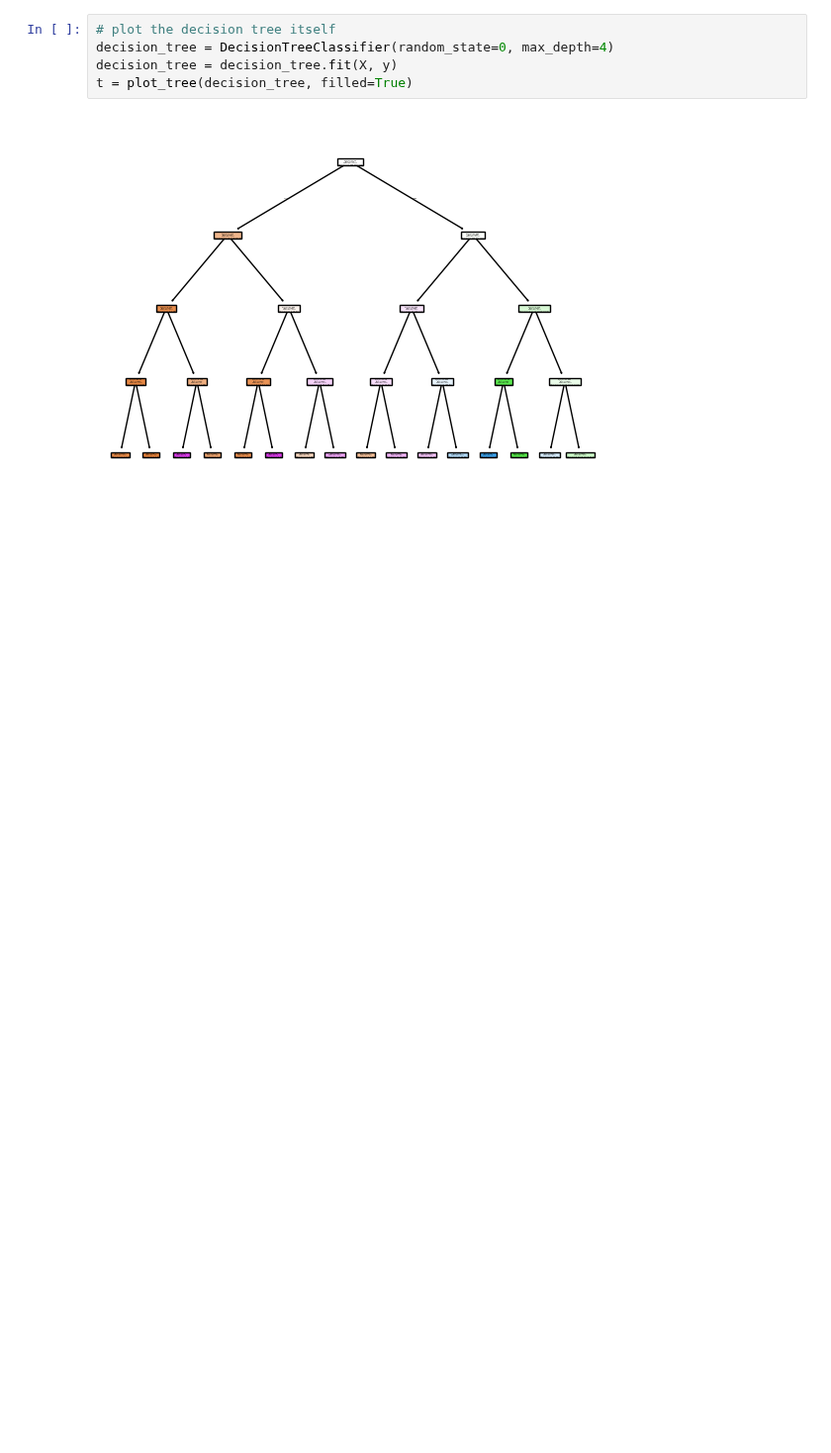
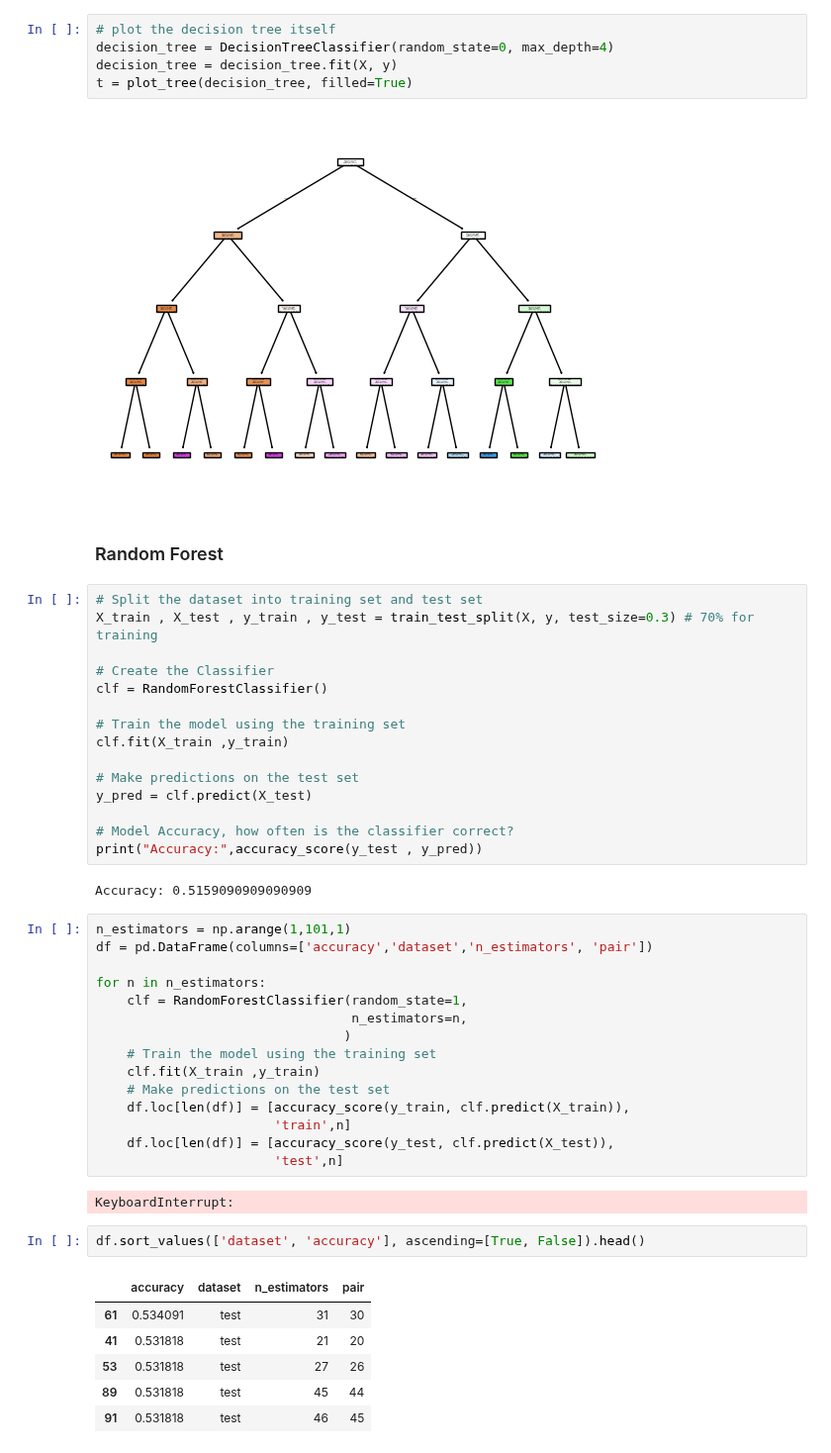
Before and after one commit to JitkaRantanen/AS2025_CO2-GroupProject, a Jupyter notebook: test_Selina.ipynb, the cells around one changed output. Shown at 99% size. Drawn from its saved outputs; the diff is of its cells as text; blank space fills up the shorter version.

Commit message:
added random forest

```diff
--- a/test_Selina.ipynb
+++ b/test_Selina.ipynb
@@ -243,3 +232,48 @@ decision_tree = decision_tree.fit(X, y)
 t = plot_tree(decision_tree, filled=True)
 # %% [output]
 [figure]
+# %% [markdown]
+### Random Forest
+# %%
+# Split the dataset into training set and test set
+X_train , X_test , y_train , y_test = train_test_split(X, y, test_size=0.3) # 70% for training
+
+# Create the Classifier
+clf = RandomForestClassifier()
+
+# Train the model using the training set
+clf.fit(X_train ,y_train)
+
+# Make predictions on the test set
+y_pred = clf.predict(X_test)
+
+# Model Accuracy, how often is the classifier correct?
+print("Accuracy:",accuracy_score(y_test , y_pred))
+# %% [output]
+Accuracy: 0.5159090909090909
+# %%
+n_estimators = np.arange(1,101,1)
+df = pd.DataFrame(columns=['accuracy','dataset','n_estimators', 'pair'])
+
+for n in n_estimators:
+    clf = RandomForestClassifier(random_state=1,
+                                 n_estimators=n,
+                                )
+    # Train the model using the training set
+    clf.fit(X_train ,y_train)
+    # Make predictions on the test set
+    df.loc[len(df)] = [accuracy_score(y_train, clf.predict(X_train)),
+                       'train',n]
+    df.loc[len(df)] = [accuracy_score(y_test, clf.predict(X_test)),
+                       'test',n]
+# %% [output]
+KeyboardInterrupt:
+# %%
+df.sort_values(['dataset', 'accuracy'], ascending=[True, False]).head()
+# %% [output]
+|  | accuracy | dataset | n_estimators | pair |
+| 61 | 0.534091 | test | 31 | 30 |
+| 41 | 0.531818 | test | 21 | 20 |
+| 53 | 0.531818 | test | 27 | 26 |
+| 89 | 0.531818 | test | 45 | 44 |
+| 91 | 0.531818 | test | 46 | 45 |
```
Also changed, not shown: parts of 2 cells of this notebook.
